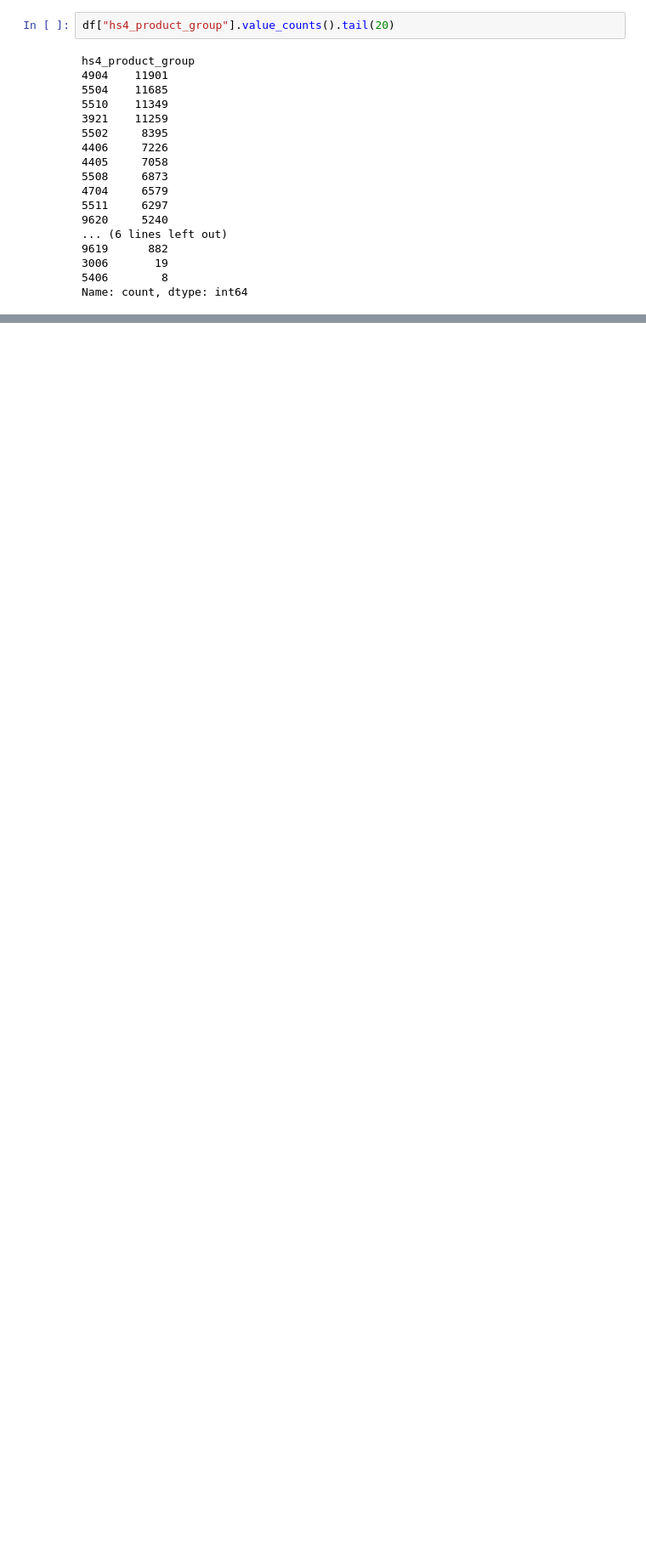
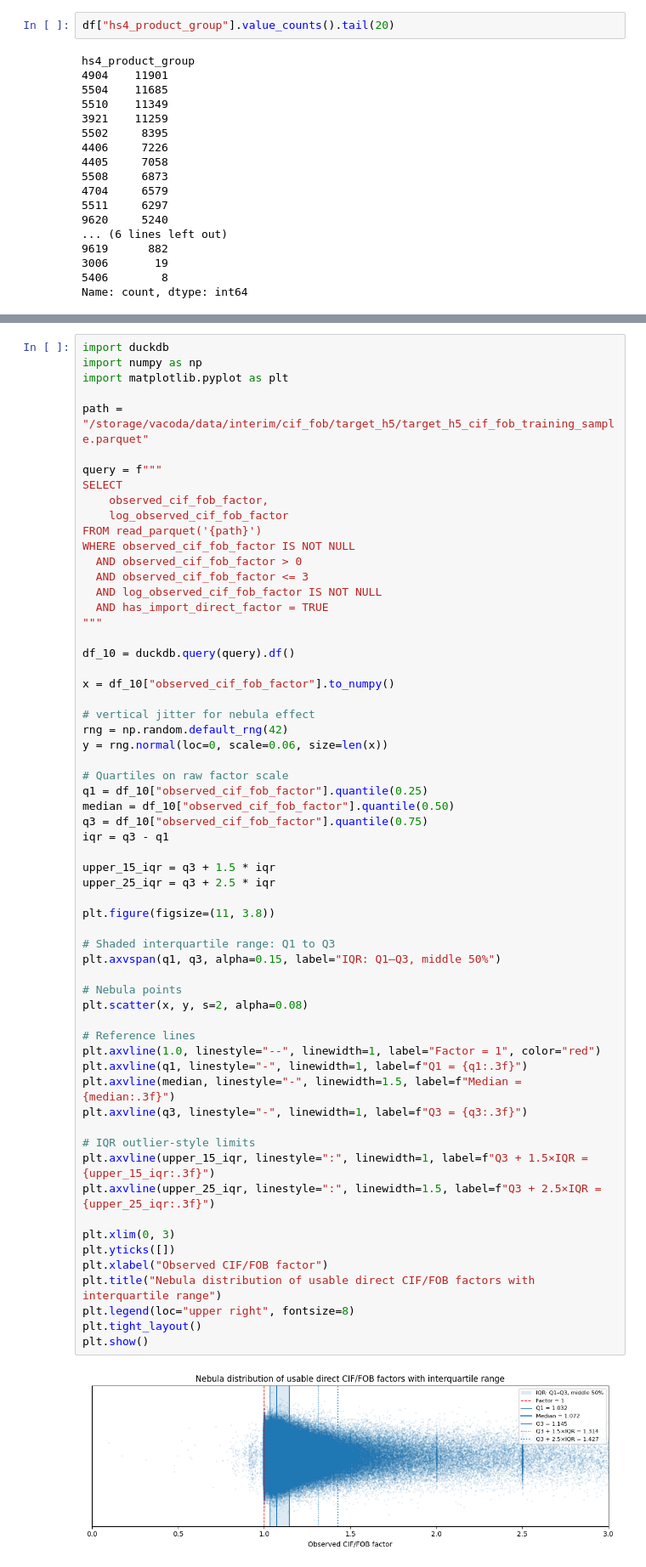
Before and after one commit to TI-ForestProductsMarkets/vacoda, a Jupyter notebook: notebooks/11_explore_hs_code.ipynb, the cells around one changed output, grey strips where cells are left out. Shown at 85% size. Saved outputs shown, nothing was run; the diff lists cells and outputs as text; blank space fills up the shorter version.

```diff
--- a/notebooks/11_explore_hs_code.ipynb
+++ b/notebooks/11_explore_hs_code.ipynb
@@ -384,0 +425,63 @@ Name: count, dtype: int64
+# %%
+import duckdb
+import numpy as np
+import matplotlib.pyplot as plt
+
+path = "/storage/vacoda/data/interim/cif_fob/target_h5/target_h5_cif_fob_training_sample.parquet"
+
+query = f"""
+SELECT
+    observed_cif_fob_factor,
+    log_observed_cif_fob_factor
+FROM read_parquet('{path}')
+WHERE observed_cif_fob_factor IS NOT NULL
+  AND observed_cif_fob_factor > 0
+  AND observed_cif_fob_factor <= 3
+  AND log_observed_cif_fob_factor IS NOT NULL
+  AND has_import_direct_factor = TRUE
+"""
+
+df_10 = duckdb.query(query).df()
+
+x = df_10["observed_cif_fob_factor"].to_numpy()
+
+# vertical jitter for nebula effect
+rng = np.random.default_rng(42)
+y = rng.normal(loc=0, scale=0.06, size=len(x))
+
+# Quartiles on raw factor scale
+q1 = df_10["observed_cif_fob_factor"].quantile(0.25)
+median = df_10["observed_cif_fob_factor"].quantile(0.50)
+q3 = df_10["observed_cif_fob_factor"].quantile(0.75)
+iqr = q3 - q1
+
+upper_15_iqr = q3 + 1.5 * iqr
+upper_25_iqr = q3 + 2.5 * iqr
+
+plt.figure(figsize=(11, 3.8))
+
+# Shaded interquartile range: Q1 to Q3
+plt.axvspan(q1, q3, alpha=0.15, label="IQR: Q1–Q3, middle 50%")
+
+# Nebula points
+plt.scatter(x, y, s=2, alpha=0.08)
+
+# Reference lines
+plt.axvline(1.0, linestyle="--", linewidth=1, label="Factor = 1", color="red")
+plt.axvline(q1, linestyle="-", linewidth=1, label=f"Q1 = {q1:.3f}")
+plt.axvline(median, linestyle="-", linewidth=1.5, label=f"Median = {median:.3f}")
+plt.axvline(q3, linestyle="-", linewidth=1, label=f"Q3 = {q3:.3f}")
+
+# IQR outlier-style limits
+plt.axvline(upper_15_iqr, linestyle=":", linewidth=1, label=f"Q3 + 1.5×IQR = {upper_15_iqr:.3f}")
+plt.axvline(upper_25_iqr, linestyle=":", linewidth=1.5, label=f"Q3 + 2.5×IQR = {upper_25_iqr:.3f}")
+
+plt.xlim(0, 3)
+plt.yticks([])
+plt.xlabel("Observed CIF/FOB factor")
+plt.title("Nebula distribution of usable direct CIF/FOB factors with interquartile range")
+plt.legend(loc="upper right", fontsize=8)
+plt.tight_layout()
+plt.show()
+# %% [output]
+[figure, added]
```
Also changed, not shown: parts of 13 cells of this notebook, 10 other files.
